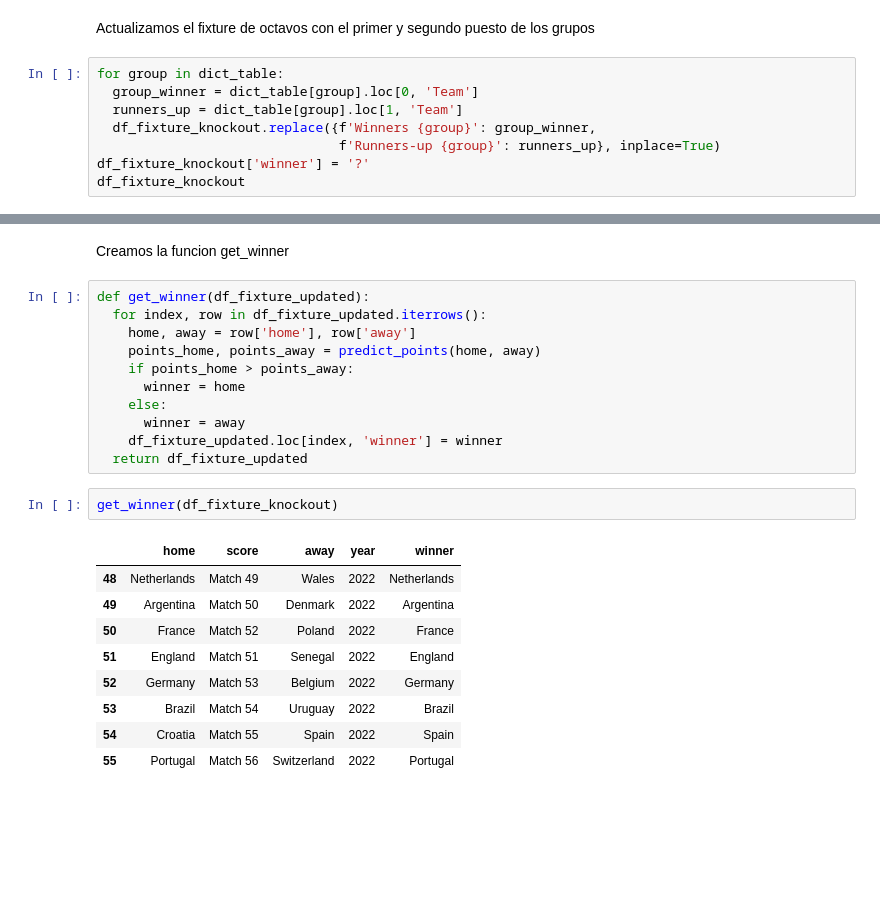
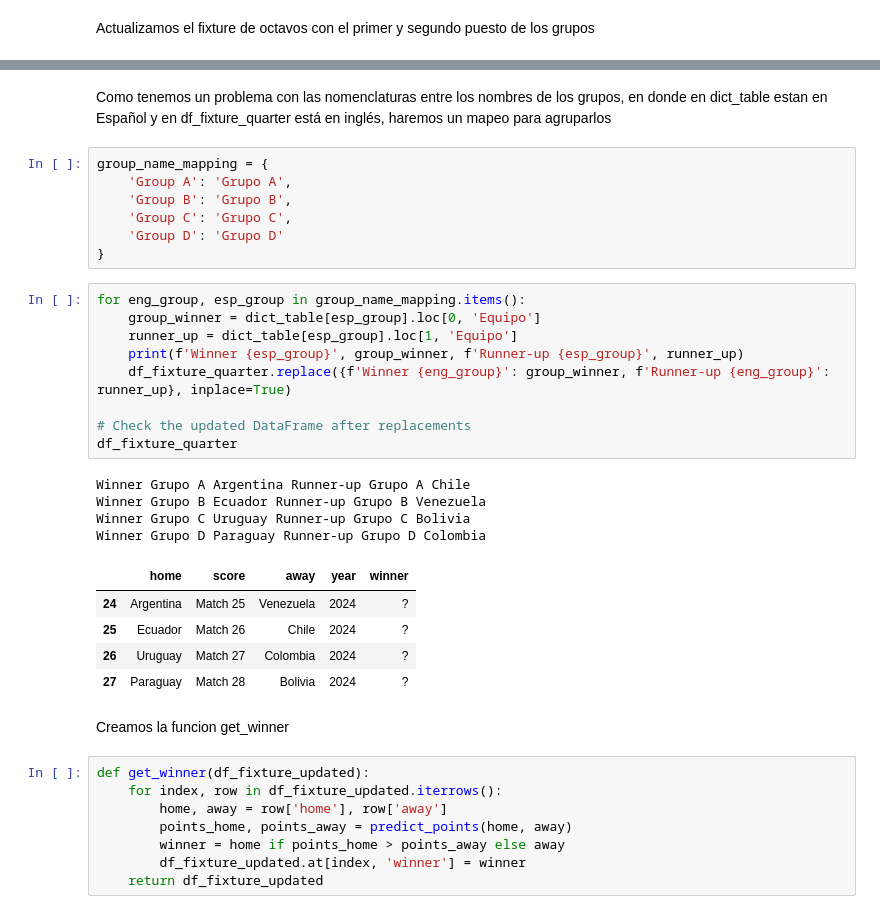
Before and after one commit to JuanjoRestrepo/Euro-and-CopaAmerica-2024, a Jupyter notebook: CopaAmerica2024.ipynb, the cells around one changed output, grey strips where cells are left out. Drawn from its saved outputs; the diff is of its cells as text; blank space fills up the shorter version.

```diff
--- a/CopaAmerica2024.ipynb
+++ b/CopaAmerica2024.ipynb
@@ -1050,10 +1037,2 @@ dict_table['Group E']
 # %% [markdown]
 Actualizamos el fixture de octavos con el primer y segundo puesto de los grupos
-# %%
-for group in dict_table:
-  group_winner = dict_table[group].loc[0, 'Team']
-  runners_up = dict_table[group].loc[1, 'Team']
-  df_fixture_knockout.replace({f'Winners {group}': group_winner,
-                               f'Runners-up {group}': runners_up}, inplace=True)
-df_fixture_knockout['winner'] = '?'
-df_fixture_knockout
@@ -1070,25 +1082,38 @@ df_fixture_knockout
+# %% [markdown]
+Como tenemos un problema con las nomenclaturas entre los nombres de los grupos, en donde en dict_table estan en Español y en df_fixture_quarter está en inglés, haremos un mapeo para agruparlos
+# %%
+group_name_mapping = {
+    'Group A': 'Grupo A',
+    'Group B': 'Grupo B',
+    'Group C': 'Grupo C',
+    'Group D': 'Grupo D'
+}
+# %%
+for eng_group, esp_group in group_name_mapping.items():
+    group_winner = dict_table[esp_group].loc[0, 'Equipo']
+    runner_up = dict_table[esp_group].loc[1, 'Equipo']
+    print(f'Winner {esp_group}', group_winner, f'Runner-up {esp_group}', runner_up)
+    df_fixture_quarter.replace({f'Winner {eng_group}': group_winner, f'Runner-up {eng_group}': runner_up}, inplace=True)
+
+# Check the updated DataFrame after replacements
+df_fixture_quarter
+# %% [output]
+Winner Grupo A Argentina Runner-up Grupo A Chile
+Winner Grupo B Ecuador Runner-up Grupo B Venezuela
+Winner Grupo C Uruguay Runner-up Grupo C Bolivia
+Winner Grupo D Paraguay Runner-up Grupo D Colombia
+|  | home | score | away | year | winner |
+| 24 | Argentina | Match 25 | Venezuela | 2024 | ? |
+| 25 | Ecuador | Match 26 | Chile | 2024 | ? |
+| 26 | Uruguay | Match 27 | Colombia | 2024 | ? |
+| 27 | Paraguay | Match 28 | Bolivia | 2024 | ? |
 # %% [markdown]
 Creamos la funcion get_winner
 # %%
 def get_winner(df_fixture_updated):
-  for index, row in df_fixture_updated.iterrows():
-    home, away = row['home'], row['away']
-    points_home, points_away = predict_points(home, away)
-    if points_home > points_away:
-      winner = home
-    else:
-      winner = away
-    df_fixture_updated.loc[index, 'winner'] = winner
-  return df_fixture_updated
+    for index, row in df_fixture_updated.iterrows():
+        home, away = row['home'], row['away']
+        points_home, points_away = predict_points(home, away)
+        winner = home if points_home > points_away else away
+        df_fixture_updated.at[index, 'winner'] = winner
+    return df_fixture_updated
-# %%
-get_winner(df_fixture_knockout)
-# %% [output]
-|  | home | score | away | year | winner |
-| 48 | Netherlands | Match 49 | Wales | 2022 | Netherlands |
-| 49 | Argentina | Match 50 | Denmark | 2022 | Argentina |
-| 50 | France | Match 52 | Poland | 2022 | France |
-| 51 | England | Match 51 | Senegal | 2022 | England |
-| 52 | Germany | Match 53 | Belgium | 2022 | Germany |
-| 53 | Brazil | Match 54 | Uruguay | 2022 | Brazil |
-| 54 | Croatia | Match 55 | Spain | 2022 | Spain |
-| 55 | Portugal | Match 56 | Switzerland | 2022 | Portugal |
```
Also changed, not shown: parts of 42 cells of this notebook.
